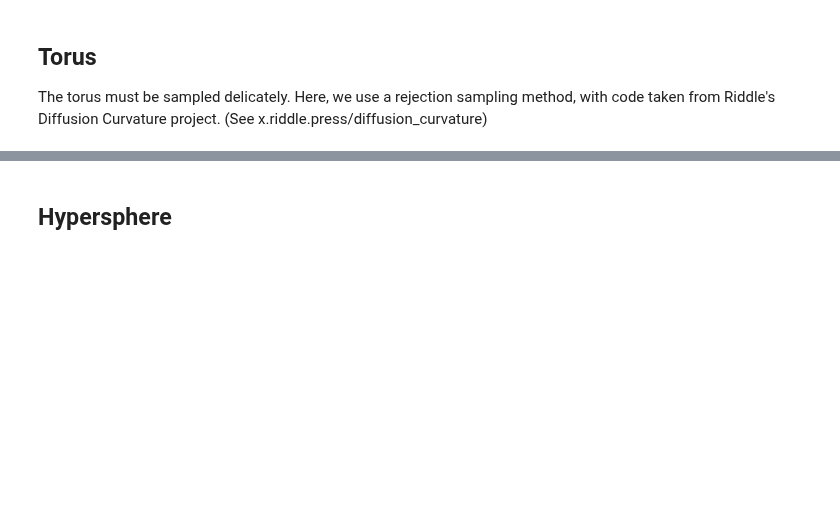
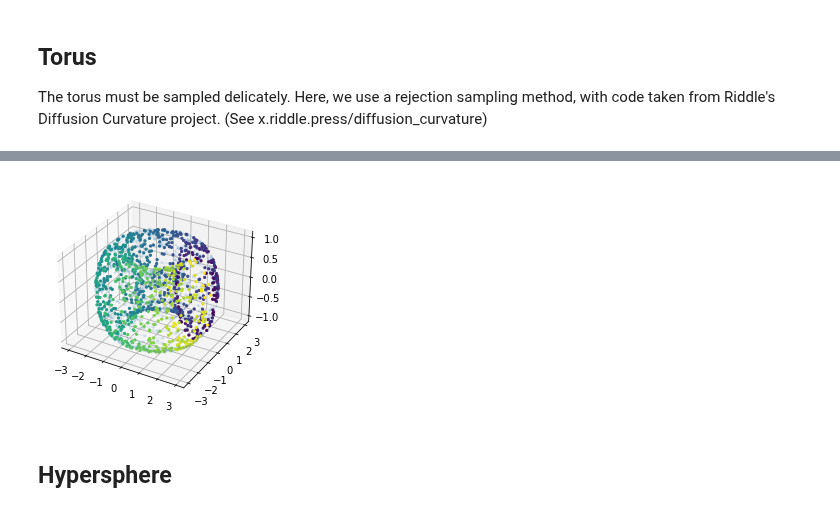
Before and after one commit to professorwug/FRED, a Jupyter notebook: 01a02d Sphere and Torus Toy Datasets.ipynb, the cells around one changed output, grey strips where cells are left out. Drawn from its saved outputs; the diff is of its cells as text; code cells hidden in the pictures; blank space fills up the shorter version.

```diff
--- a/01a02d Sphere and Torus Toy Datasets.ipynb
+++ b/01a02d Sphere and Torus Toy Datasets.ipynb
@@ -125,2 +126,7 @@ plot_directed_3d(X,flows)
+# %%
+# collapse
+plot_directed_3d(X, flows, labels)
+# %% [output]
+[figure, added]
 # %% [markdown]
 ## Hypersphere
```
Also changed, not shown: parts of 10 cells of this notebook, 2 other files.
